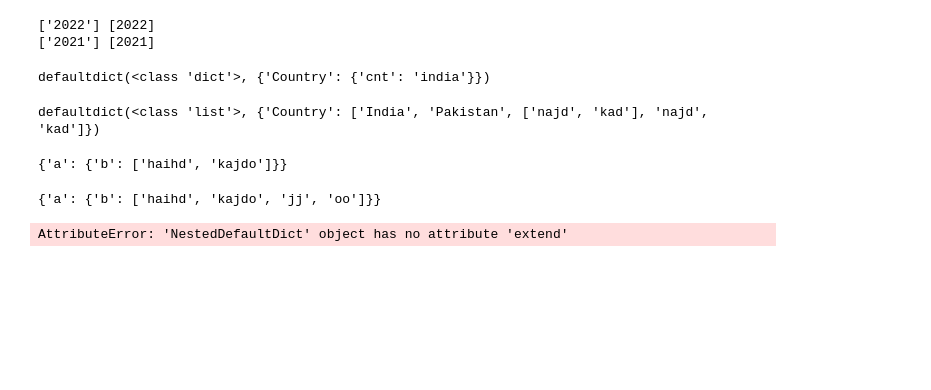
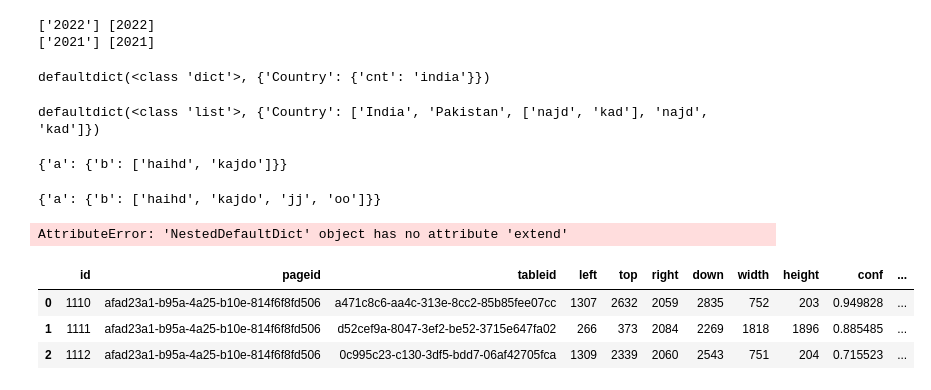
Before and after one commit to AI-paltan/main_page_processing, a Jupyter notebook: main_page_processing_service_testing_notebook.ipynb, the cells around one changed output. Cells and saved outputs as stored; diff of their text form; code cells hidden in the pictures; blank space fills up the shorter version.

```diff
--- a/main_page_processing_service_testing_notebook.ipynb
+++ b/main_page_processing_service_testing_notebook.ipynb
@@ -332,0 +338,20 @@ AttributeError: 'NestedDefaultDict' object has no attribute 'extend'
+# %%
+db = get_db1()
+# %%
+fileid = '862fd028-0572-4c67-b6fe-2b07b4cc4253'
+# %%
+file_query = db.query(db_models.FileLogs).filter(db_models.FileLogs.fileid == fileid).order_by(db_models.FileLogs.time.desc()).first()
+page_query = db.query(db_models.PageLogs).filter(db_models.PageLogs.fileid == fileid).order_by(db_models.PageLogs.time.desc())
+pages = page_query.all()
+# %%
+for page in pages:
+    if page.page_number == 7:
+        tabale_query = db.query(db_models.TableLogs).filter(db_models.TableLogs.pageid == page.pageid).order_by(db_models.TableLogs.time.desc())#.all()
+        table_df = pd.read_sql(tabale_query.statement, tabale_query.session.bind)
+# %%
+table_df
+# %% [output]
+|  | id | pageid | tableid | left | top | right | down | width | height | conf | ... |
+| 0 | 1110 | afad23a1-b95a-4a25-b10e-814f6f8fd506 | a471c8c6-aa4c-313e-8cc2-85b85fee07cc | 1307 | 2632 | 2059 | 2835 | 752 | 203 | 0.949828 | ... |
+| 1 | 1111 | afad23a1-b95a-4a25-b10e-814f6f8fd506 | d52cef9a-8047-3ef2-be52-3715e647fa02 | 266 | 373 | 2084 | 2269 | 1818 | 1896 | 0.885485 | ... |
+| 2 | 1112 | afad23a1-b95a-4a25-b10e-814f6f8fd506 | 0c995c23-c130-3df5-bdd7-06af42705fca | 1309 | 2339 | 2060 | 2543 | 751 | 204 | 0.715523 | ... |
```
Also changed, not shown: parts of 5 cells of this notebook, 2 other files.
